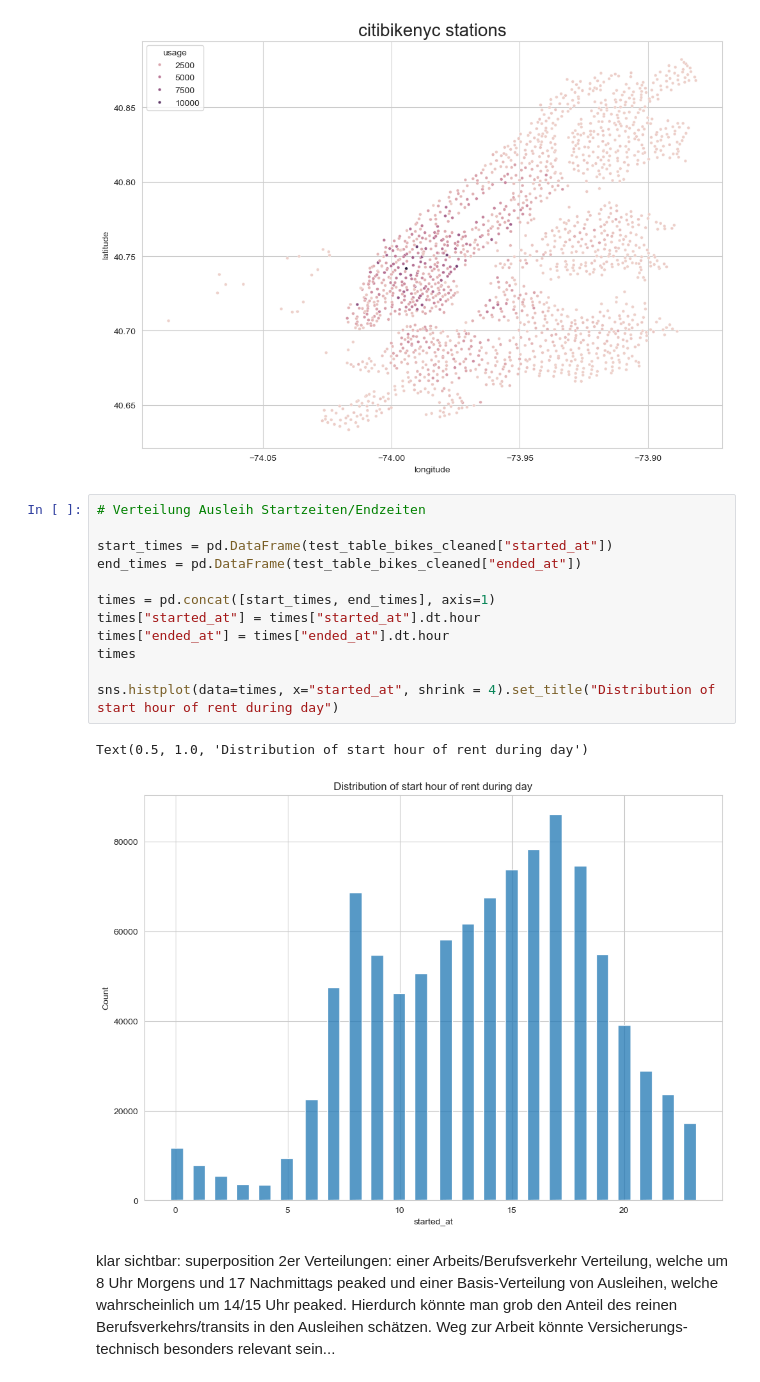
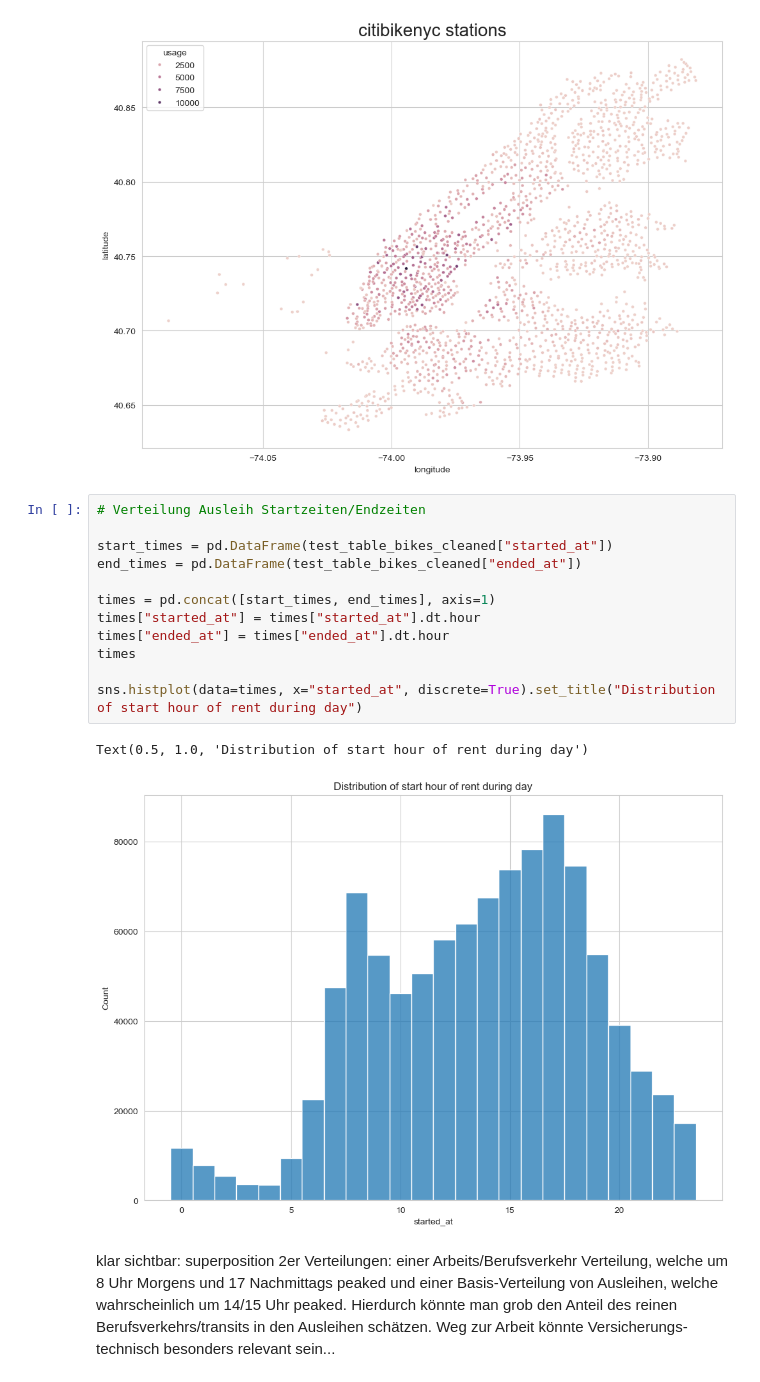
Before and after one commit to tobzac/challenge, a Jupyter notebook: 01_initial_checks.ipynb, the cells around one changed output. Drawn from its saved outputs; the diff is of its cells as text.

```diff
--- a/01_initial_checks.ipynb
+++ b/01_initial_checks.ipynb
@@ -271,18 +273,18 @@ df_coords
 # %%
 # Verteilung Ausleih Startzeiten/Endzeiten
 
 start_times = pd.DataFrame(test_table_bikes_cleaned["started_at"])
 end_times = pd.DataFrame(test_table_bikes_cleaned["ended_at"])
 
 times = pd.concat([start_times, end_times], axis=1)
 times["started_at"] = times["started_at"].dt.hour
 times["ended_at"] = times["ended_at"].dt.hour
 times
 
-sns.histplot(data=times, x="started_at", shrink = 4).set_title("Distribution of start hour of rent during day")
+sns.histplot(data=times, x="started_at", discrete=True).set_title("Distribution of start hour of rent during day")
 # %% [output]
 Text(0.5, 1.0, 'Distribution of start hour of rent during day')
-[figure, old version]
+[figure, new version]
 # %% [markdown]
 klar sichtbar: superposition 2er Verteilungen: einer Arbeits/Berufsverkehr Verteilung, welche um 8 Uhr Morgens und 17 Nachmittags peaked und einer Basis-Verteilung von Ausleihen, welche wahrscheinlich um 14/15 Uhr peaked. Hierdurch könnte man grob den Anteil des reinen Berufsverkehrs/transits in den Ausleihen schätzen. Weg zur Arbeit könnte Versicherungs-technisch besonders relevant sein...
 # %%
```
Also changed, not shown: parts of 15 cells of this notebook, 5 other files.
